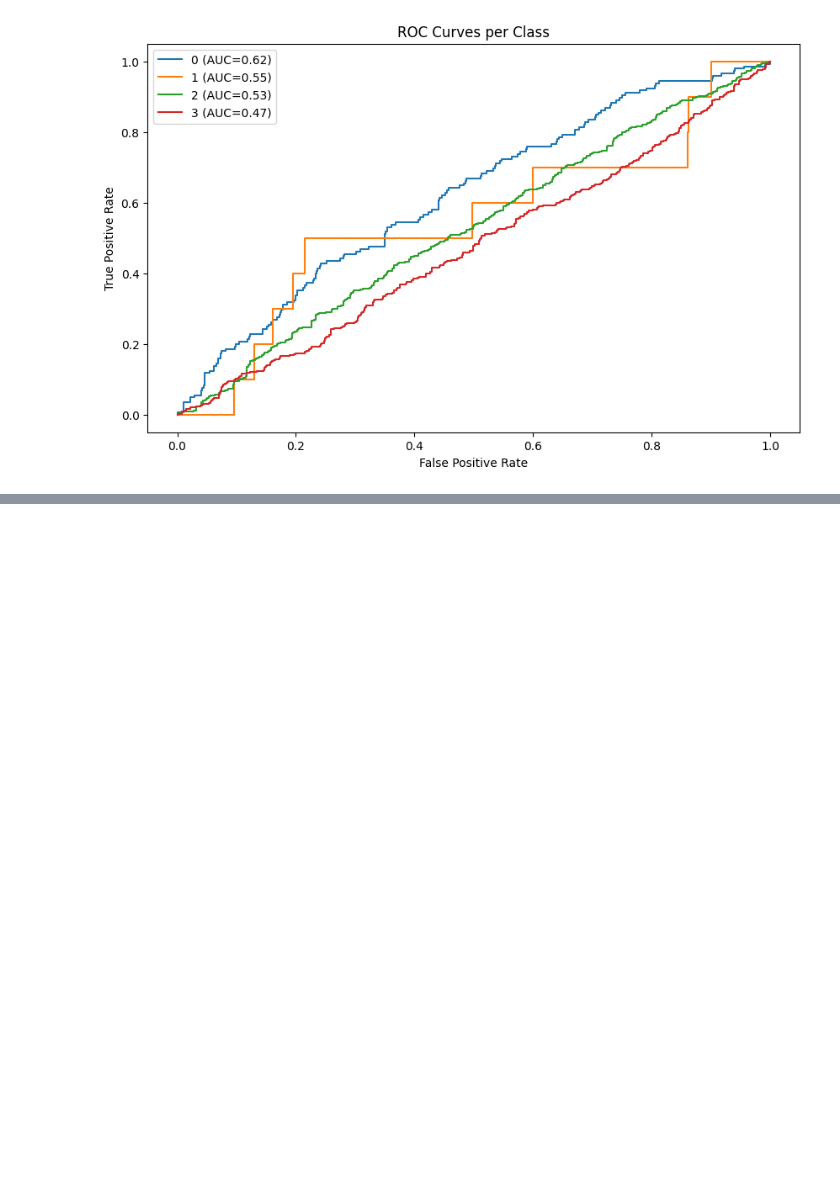
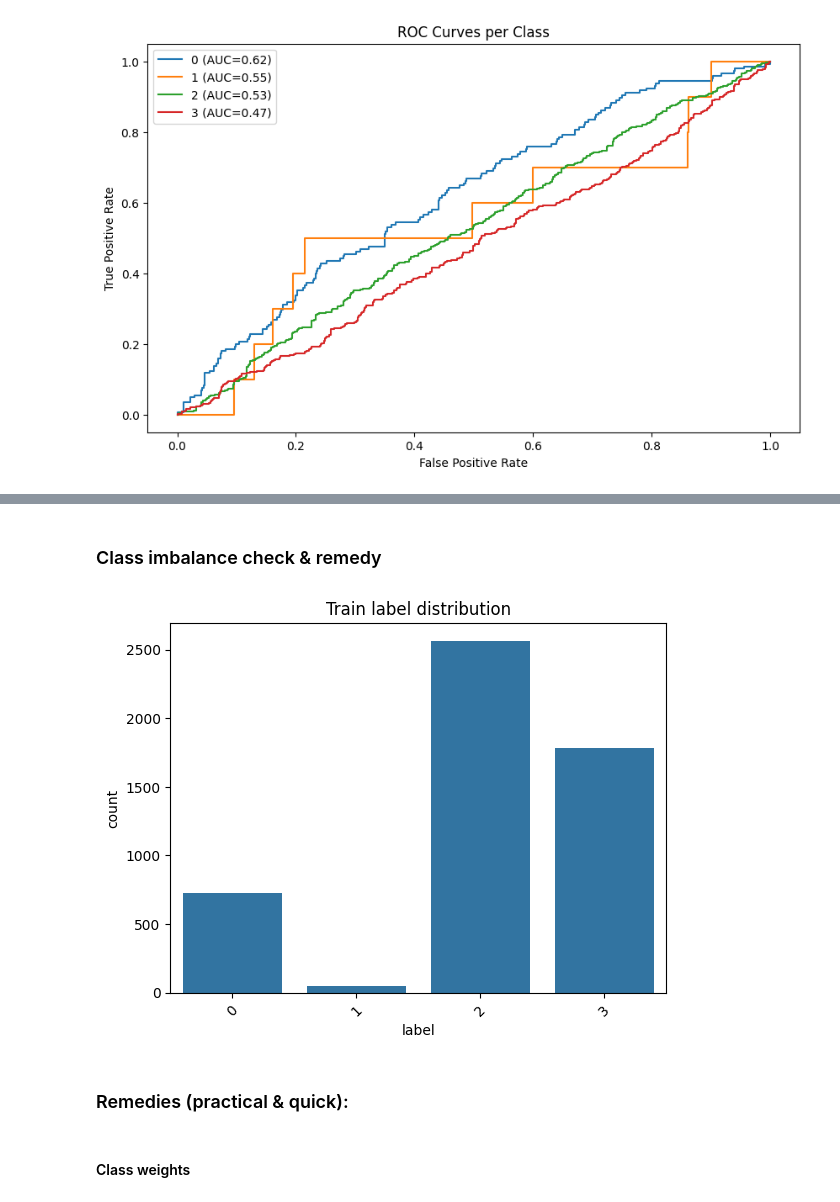
Before and after one commit to AnirbansarkarS/Alzheimer-Prediction-by-Deep-Learning, a Jupyter notebook: Kaggle_MRI_Alzheimers.ipynb, the cells around one changed output, grey strips where cells are left out. Saved outputs shown, nothing was run; the diff lists cells and outputs as text; code cells hidden in the pictures; blank space fills up the shorter version.

```diff
--- a/Kaggle_MRI_Alzheimers.ipynb
+++ b/Kaggle_MRI_Alzheimers.ipynb
@@ -650,0 +879,14 @@ plt.show()
+# %% [markdown]
+### Class imbalance check & remedy
+# %%
+import seaborn as sns
+sns.countplot(x=train_df['label'])
+plt.title("Train label distribution")
+plt.xticks(rotation=45)
+plt.show()
+# %% [output]
+[figure, added]
+# %% [markdown]
+### Remedies (practical & quick):
+# %% [markdown]
+#### Class weights
```
Also changed, not shown: parts of 16 cells of this notebook.
